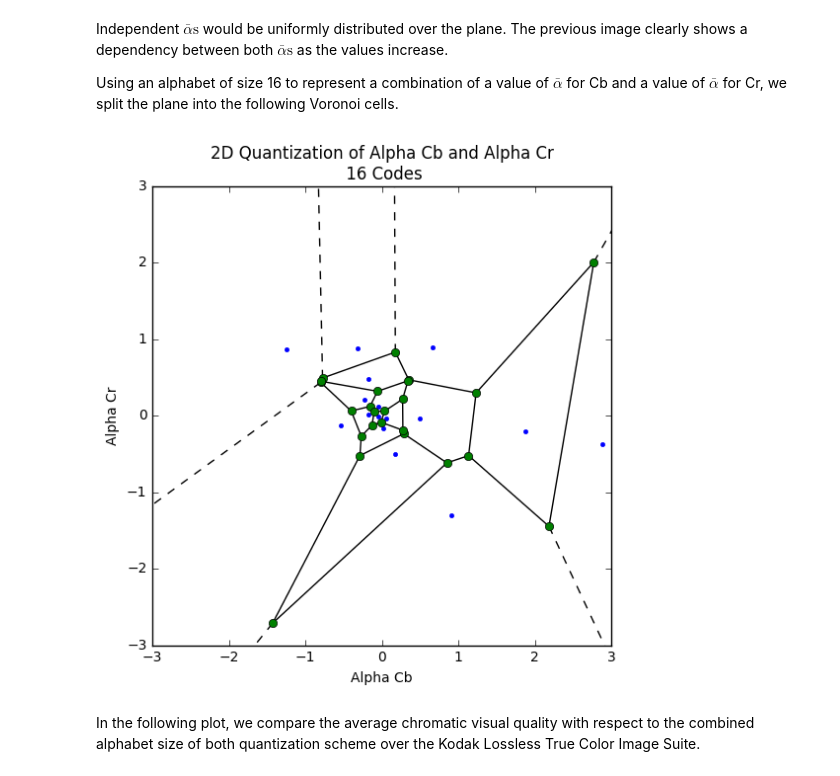
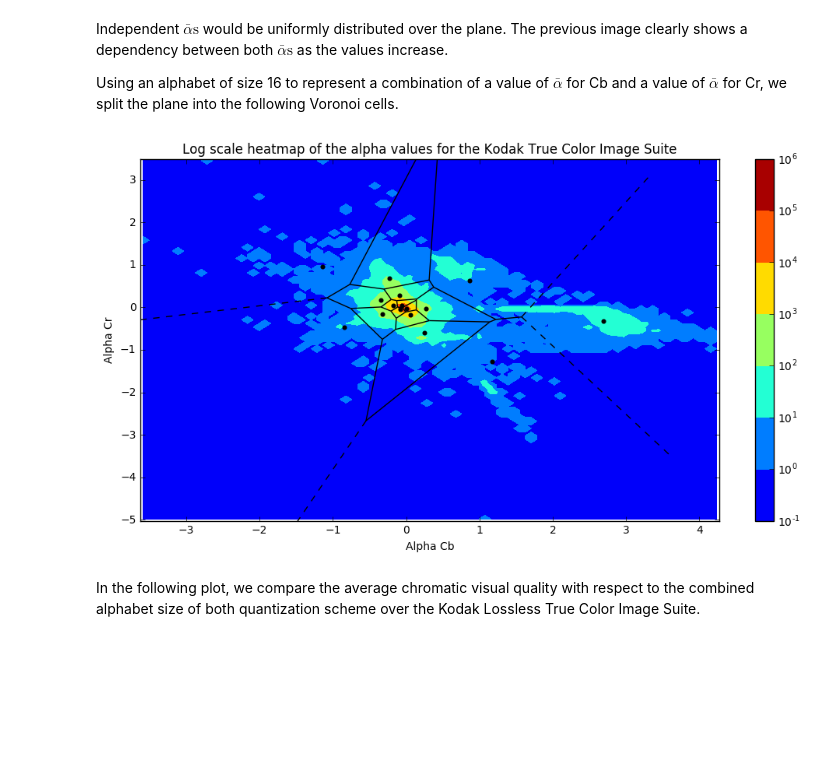
Before and after one commit to luctrudeau/VideoExperiments, a Jupyter notebook: cfl/gain/Chroma from Luma (CfL).ipynb, the cells around one changed output. Drawn from its saved outputs; the diff is of its cells as text; code cells hidden in the pictures; blank space fills up the shorter version.

Commit message:
Voronoi Overlay

```diff
--- a/cfl/gain/Chroma from Luma (CfL).ipynb
+++ b/cfl/gain/Chroma from Luma (CfL).ipynb
@@ -512,23 +517,25 @@ plt.colorbar();
 Independent $\bar{\alpha}\text{s}$ would be uniformly distributed over the plane. The previous image clearly shows a dependency between both $\bar{\alpha}\text{s}$ as the values increase.
 
 Using an alphabet of size 16 to represent a combination of a value of $\bar{\alpha}$ for Cb and a value of $\bar{\alpha}$ for Cr, we split the plane into the following Voronoi cells.
-# %%
-a = np.column_stack((alphas_cb, alphas_cr))
-
-centers, label = kmeans2(a, 16)
-
-vor2D = Voronoi(centers)
-
-plt.figure(figsize=(6,6))
-
-voronoi_plot_2d(vor2D, ax=plt.gca())
-plt.gca().set_xlim([-3, 3])
-plt.gca().set_ylim([-3, 3])
-plt.xlabel("Alpha Cb")
-plt.ylabel("Alpha Cr")
-plt.title("2D Quantization of Alpha Cb and Alpha Cr\n 16 Codes");
-# %% [output]
-[figure, removed]
+# %%
+a = np.column_stack((alphas_cb, alphas_cr))
+
+centers, label = kmeans2(a, 16)
+vor2D = Voronoi(centers)
+
+plt.figure(figsize=(12,6))
+plt.xlabel("Alpha Cb")
+plt.ylabel("Alpha Cr")
+plt.contourf(heatmap.T + 1, extent=extent, origin='lower', locator=ticker.LogLocator())
+plt.title("Log scale heatmap of the alpha values for the Kodak True Color Image Suite")
+plt.colorbar();
+
+voronoi_plot_2d(vor2D, ax=plt.gca(), show_points=False, show_vertices=False)
+plt.gca().set_xlim([xedges[0], xedges[-1]])
+plt.gca().set_ylim([yedges[0], yedges[-1]])
+plt.scatter(centers[:,0], centers[:,1], c='black', marker='.', s=45);
+# %% [output]
+[figure, added]
 # %% [markdown]
 In the following plot, we compare the average chromatic visual quality with respect to the combined alphabet size of both quantization scheme over the Kodak Lossless True Color Image Suite.
 # %%
```
Also changed, not shown: parts of 3 cells of this notebook.
